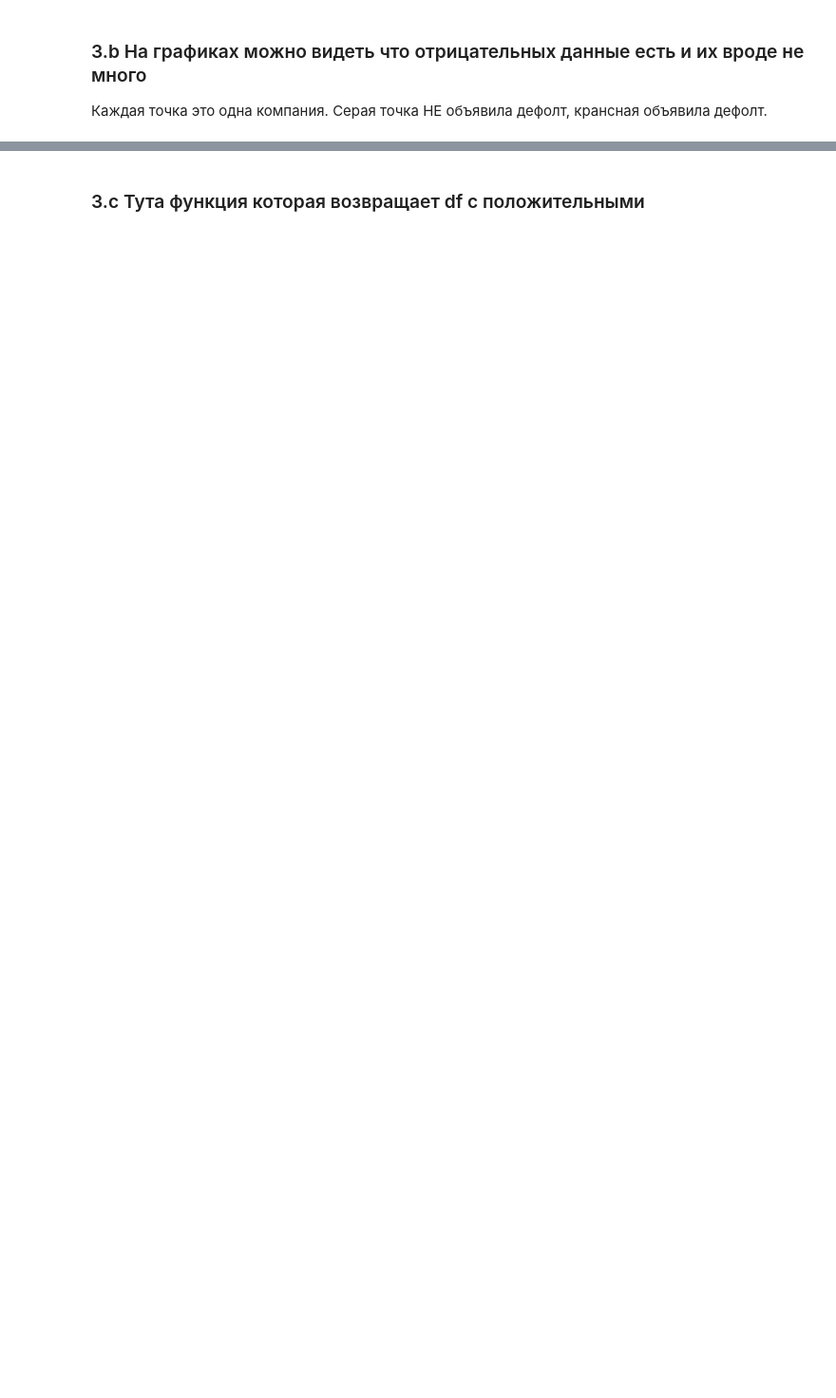
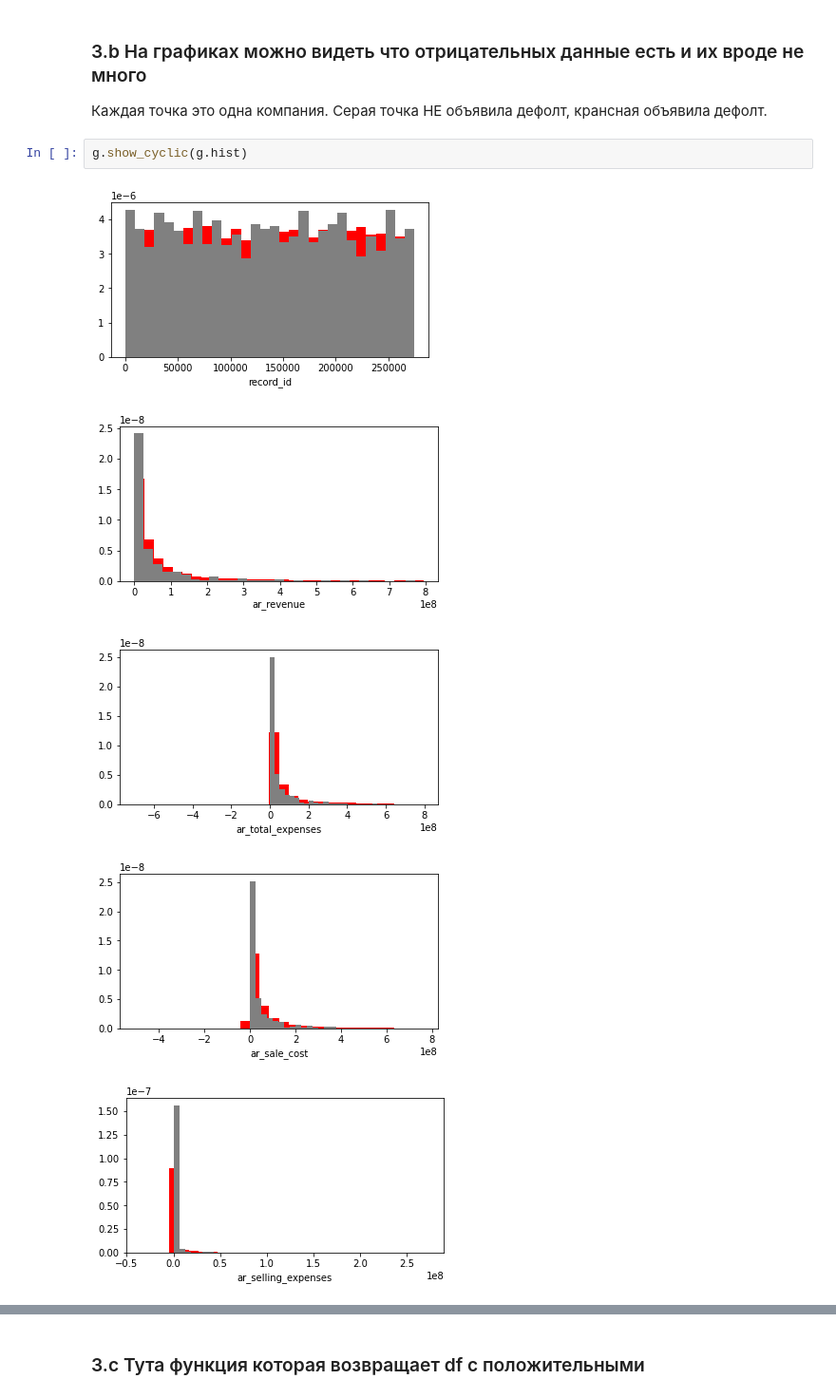
Before and after one commit to Stuksus/Hackaton_SBER, a Jupyter notebook: Outlieres_AngelWithKarma.ipynb, the cells around one changed output, grey strips where cells are left out. Shown at 95% size. Drawn from its saved outputs; the diff is of its cells as text; blank space fills up the shorter version.

```diff
--- a/Outlieres_AngelWithKarma.ipynb
+++ b/Outlieres_AngelWithKarma.ipynb
@@ -261,3 +261,11 @@ gm = Grapher(train = df_ab[df_ab.default_12m != 0], figsize=size)
 ### 3.b На графиках можно видеть что отрицательных данные есть и их вроде не много
 
 Каждая точка это одна компания. Серая точка НЕ объявила дефолт, крансная объявила дефолт.
+# %%
+g.show_cyclic(g.hist)
+# %% [output]
+[figure, added]
+[figure, added]
+[figure, added]
+[figure, added]
+[figure, added]
```
Also changed, not shown: parts of 8 cells of this notebook.
